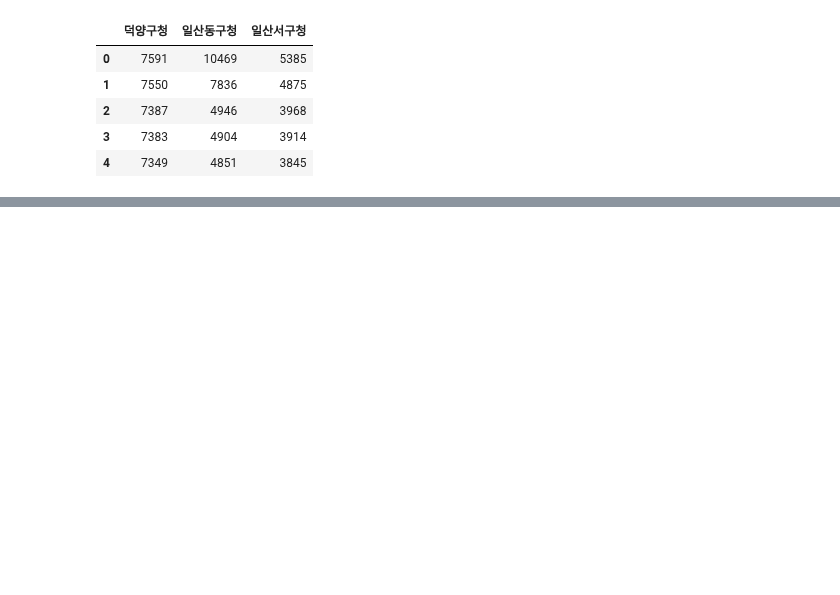
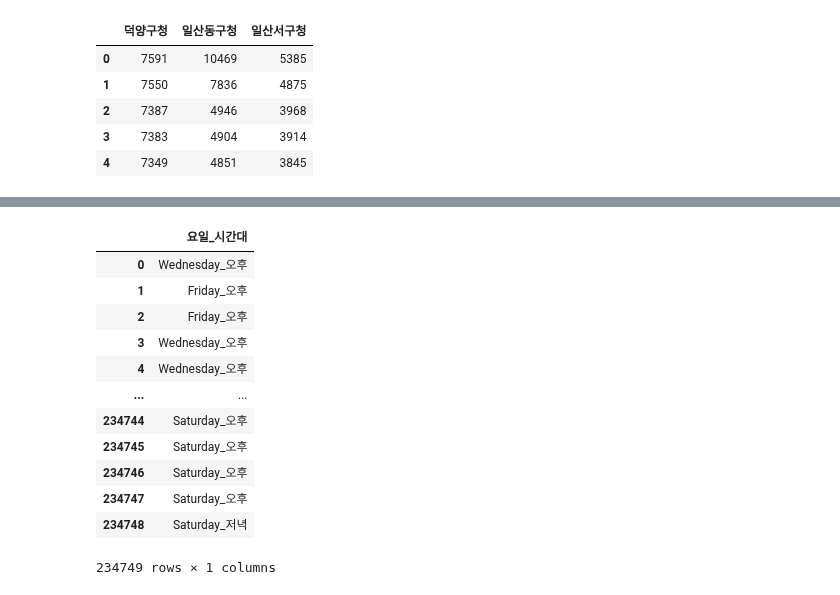
Before and after one commit to coconutkim/data, a Jupyter notebook: pandas_project/주정차위반단속.ipynb, the cells around one changed output, grey strips where cells are left out. Drawn from its saved outputs; the diff is of its cells as text; code cells hidden in the pictures; blank space fills up the shorter version.

```diff
--- a/pandas_project/주정차위반단속.ipynb
+++ b/pandas_project/주정차위반단속.ipynb
@@ -316,0 +338,17 @@ timestampdf
+# %%
+datatimedf
+# 개선점: 전체가 아닌 필요한 28개의 시간대만 뽑는다
+# %% [output]
+|  | 요일_시간대 |
+| 0 | Wednesday_오후 |
+| 1 | Friday_오후 |
+| 2 | Friday_오후 |
+| 3 | Wednesday_오후 |
+| 4 | Wednesday_오후 |
+| ... | ... |
+| 234744 | Saturday_오후 |
+| 234745 | Saturday_오후 |
+| 234746 | Saturday_오후 |
+| 234747 | Saturday_오후 |
+| 234748 | Saturday_저녁 |
+234749 rows × 1 columns
```
Also changed, not shown: parts of 17 cells of this notebook.
